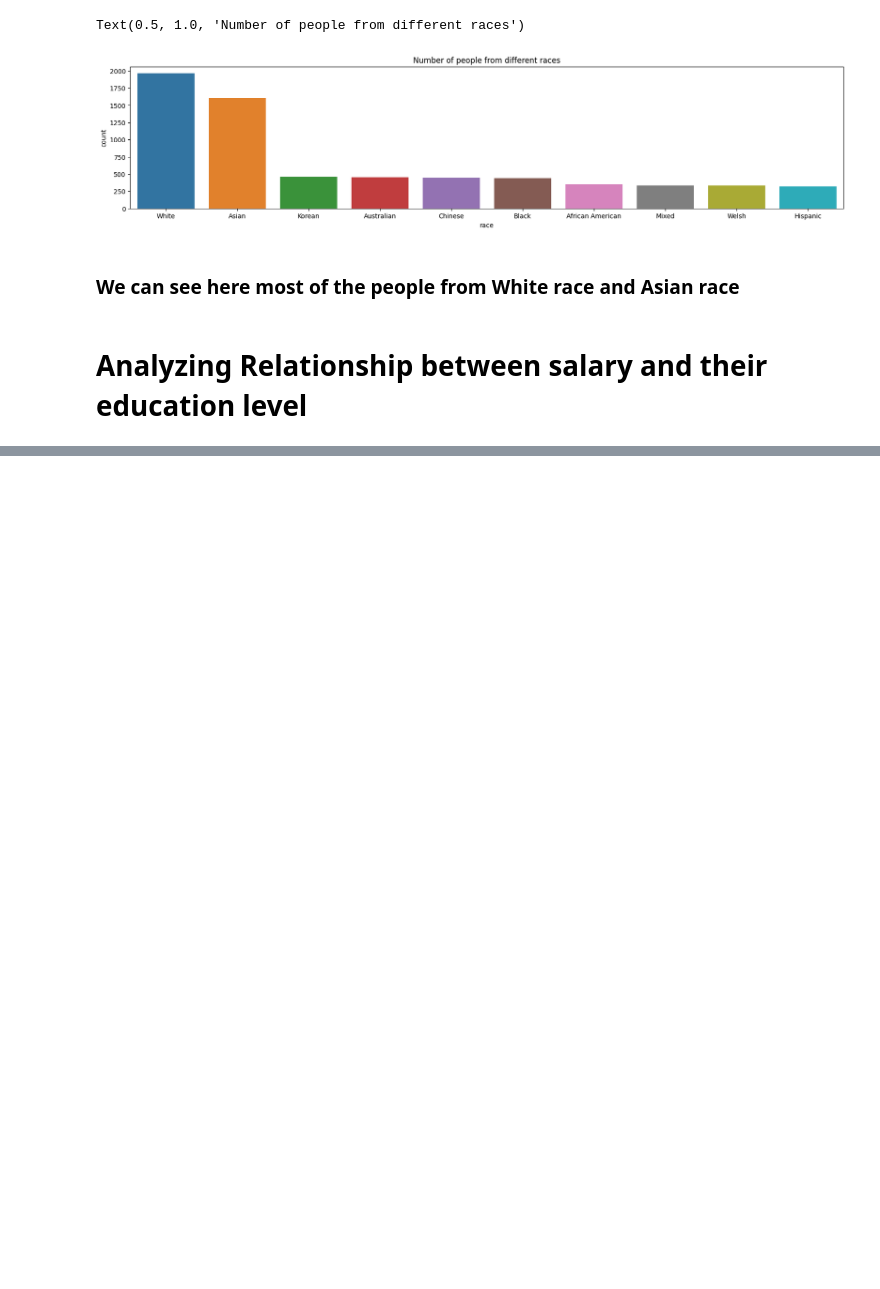
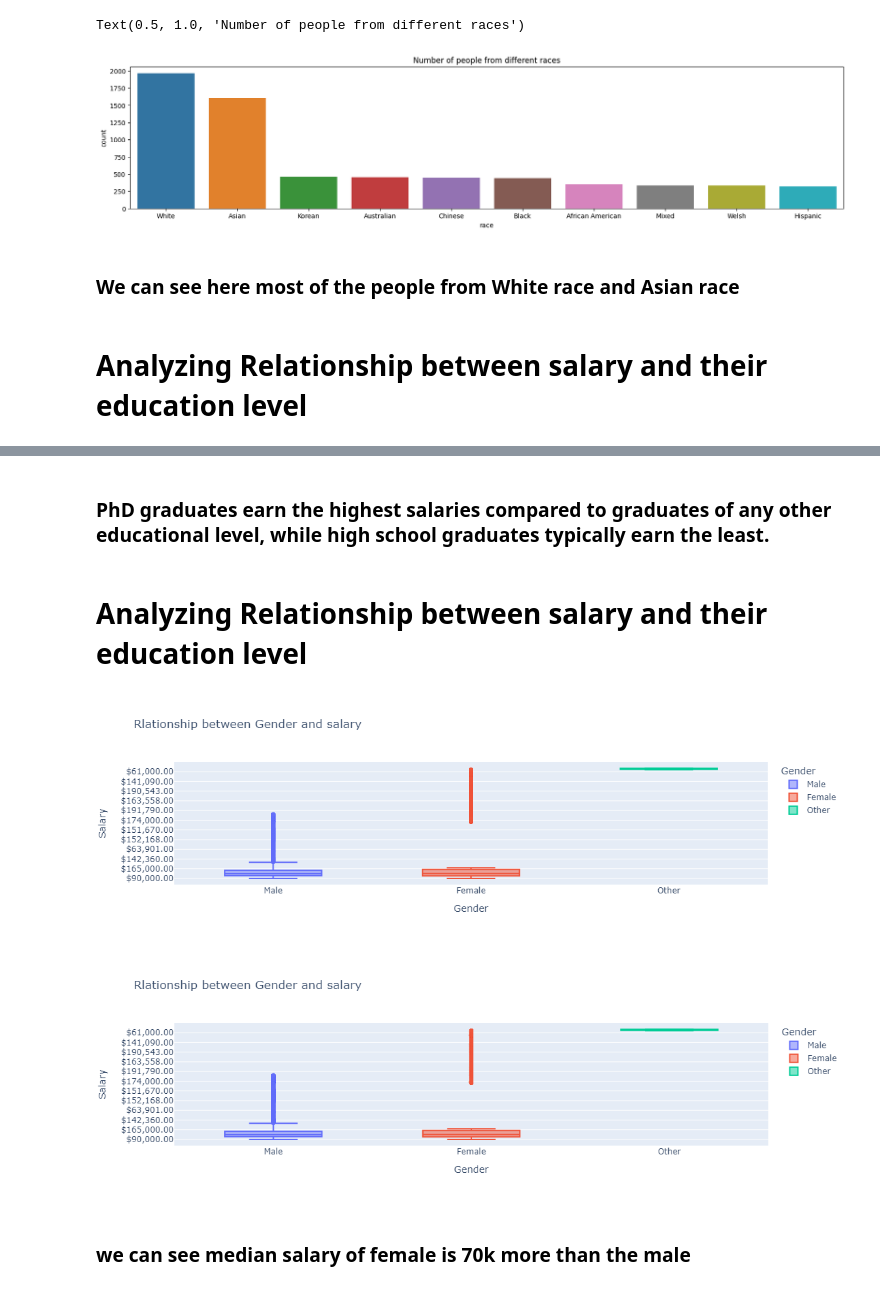
Before and after one commit to 147Ayush/Salary-prediction-and-Analysis-based-on-country-and-race, a Jupyter notebook: Main.ipynb, the cells around one changed output, grey strips where cells are left out. Drawn from its saved outputs; the diff is of its cells as text; code cells hidden in the pictures; blank space fills up the shorter version.

```diff
--- a/Main.ipynb
+++ b/Main.ipynb
@@ -174,0 +173,14 @@ display(img)
+# %% [markdown]
+### PhD graduates earn the highest salaries compared to graduates of any other educational level, while high school graduates typically earn the least.
+# %% [markdown]
+# Analyzing Relationship between salary and their education level
+# %%
+fig = px.box(df, x="Gender", y="Salary", title='Rlationship between Gender and salary ',color='Gender')
+fig.show()
+img = Image.open('images/newplot 1.png')
+display(img)
+# %% [output]
+[figure, added]
+[figure, added]
+# %% [markdown]
+### we can see median salary of female is 70k more than the male
```
Also changed, not shown: parts of 1 cell of this notebook, 1 other file.
